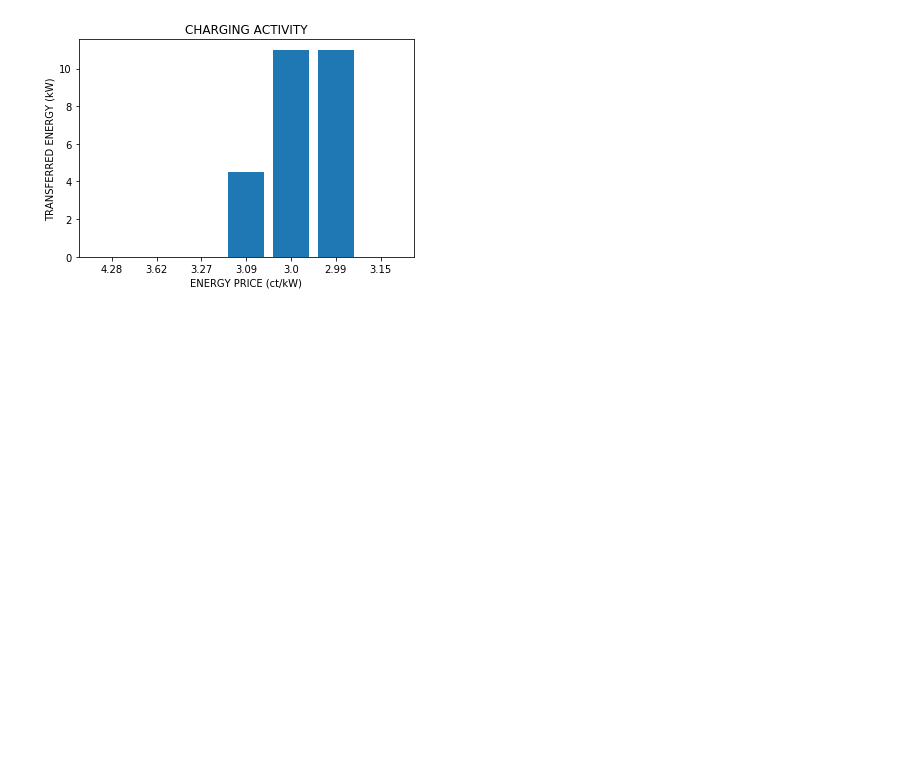
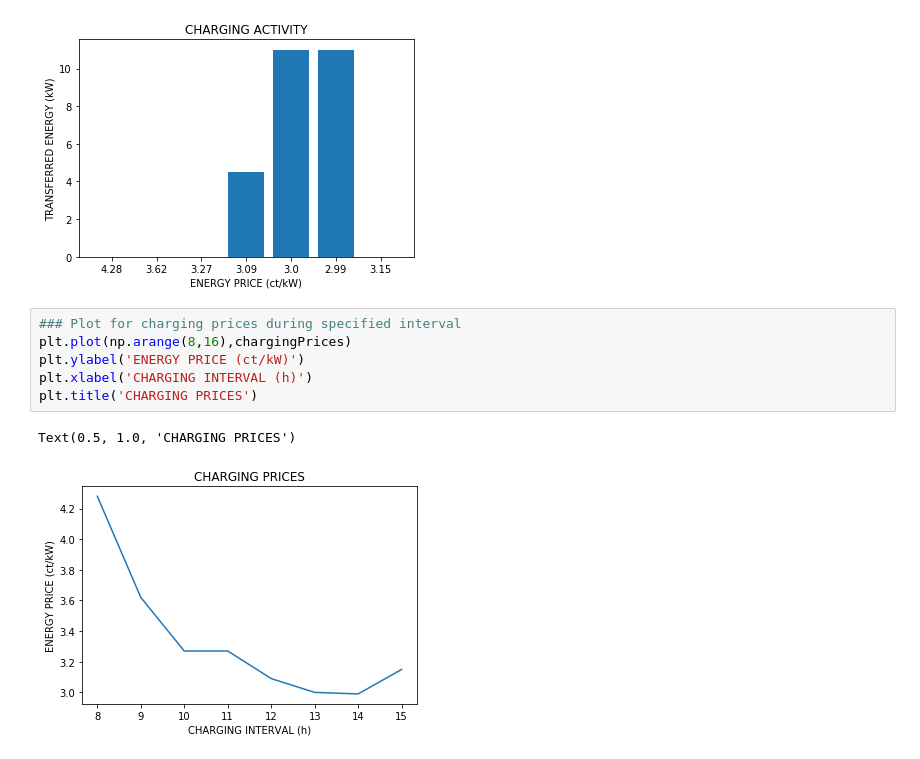
Before and after one commit to MuhammadTaha/smart-energy-gurobi, a Jupyter notebook: Minimize Charging Costs.ipynb, the cells around one changed output. Saved outputs shown, nothing was run; the diff lists cells and outputs as text; blank space fills up the shorter version.

Commit message:
Plots for energy prices added

```diff
--- a/Minimize Charging Costs.ipynb
+++ b/Minimize Charging Costs.ipynb
@@ -94,3 +94,12 @@ Iteration    Objective       Primal Inf.    Dual Inf.      Time
 
 7: 0 kW - 3.150000 ct/kW
 [figure]
+# %%
+### Plot for charging prices during specified interval
+plt.plot(np.arange(8,16),chargingPrices)
+plt.ylabel('ENERGY PRICE (ct/kW)')
+plt.xlabel('CHARGING INTERVAL (h)')
+plt.title('CHARGING PRICES')
+# %% [output]
+Text(0.5, 1.0, 'CHARGING PRICES')
+[figure, added]
```
Also changed, not shown: parts of 1 cell of this notebook.
